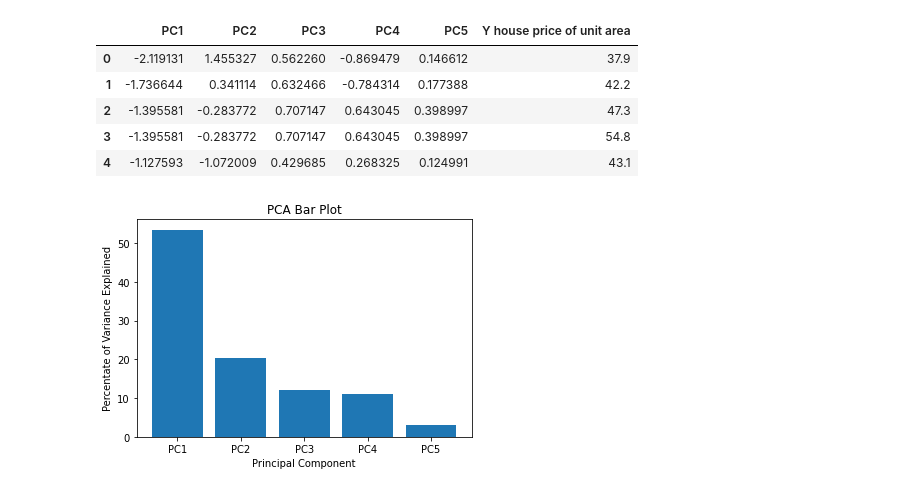
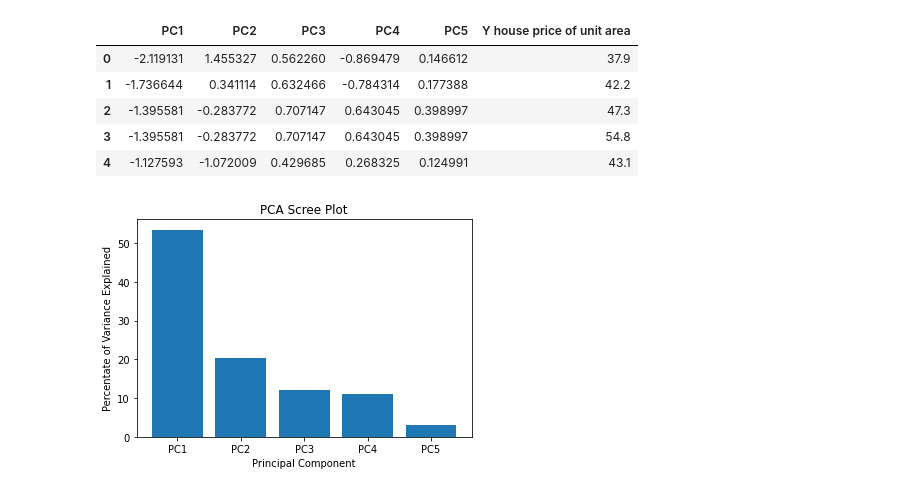
Before and after one commit to levietanh0001/TaiwanHousePrice, a Jupyter notebook: real_estate_valuation.ipynb, the cells around one changed output. Saved outputs shown, nothing was run; the diff lists cells and outputs as text; code cells hidden in the pictures.

```diff
--- a/real_estate_valuation.ipynb
+++ b/real_estate_valuation.ipynb
@@ -224,11 +226,11 @@ new_df.head()
 | 4 | -1.127593 | -1.072009 | 0.429685 | 0.268325 | 0.124991 | 43.1 |
 # %%
 percent_variance = np.round(pca.explained_variance_ratio_* 100, decimals =2)
-columns = ['PC1', 'PC2', 'PC3', 'PC4', 'PC5']
-plt.bar(x= range(1,6), height=percent_variance, tick_label=columns)
+labels = ['PC' + str(x) for x in range(1, len(percent_variance) + 1)]
+plt.bar(x=range(1, len(percent_variance) + 1), height=percent_variance, tick_label=labels)
 plt.ylabel('Percentate of Variance Explained')
 plt.xlabel('Principal Component')
-plt.title('PCA Bar Plot')
+plt.title('PCA Scree Plot')
 plt.show()
 # %% [output]
-[figure, old version]
+[figure, new version]
```
Also changed, not shown: parts of 5 cells of this notebook.
